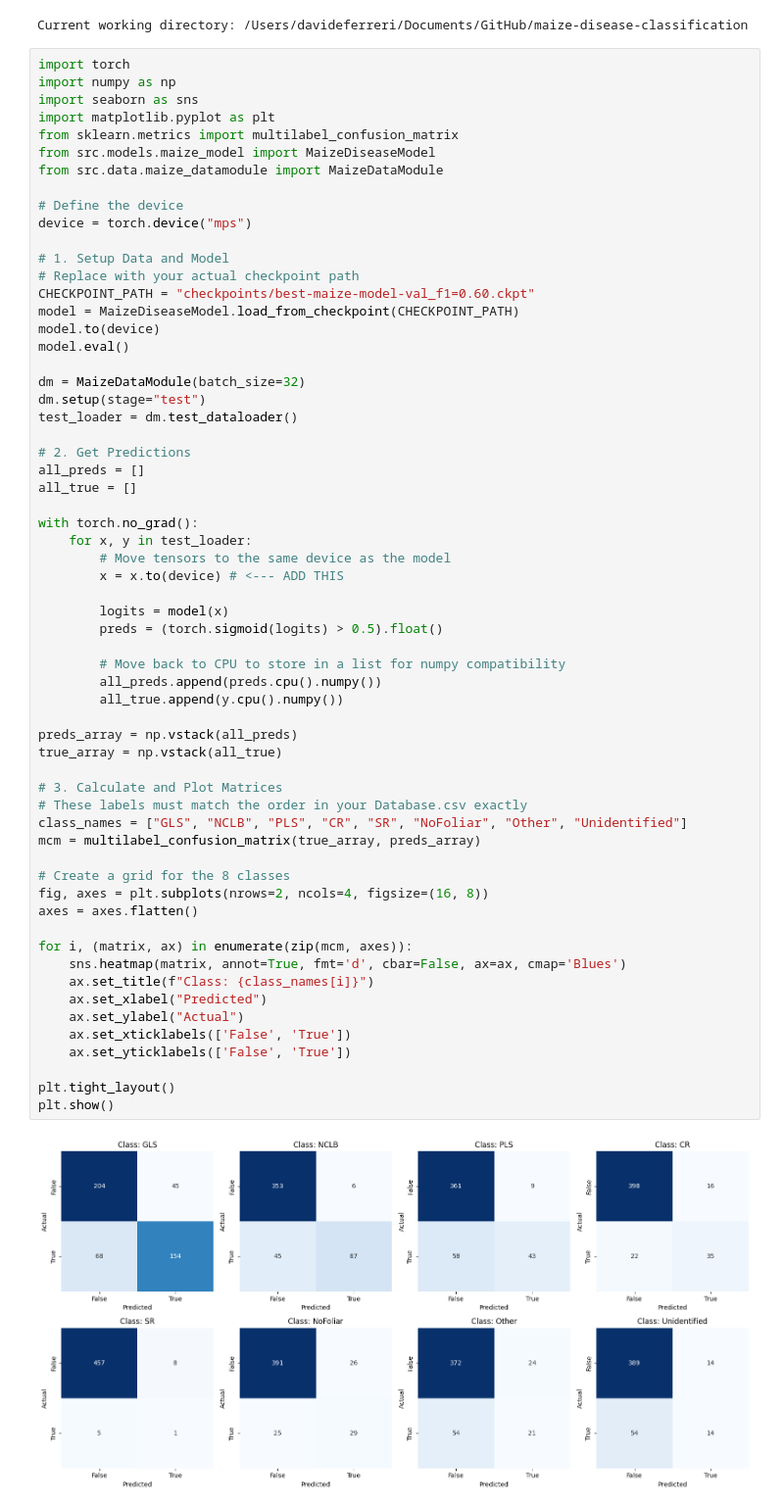
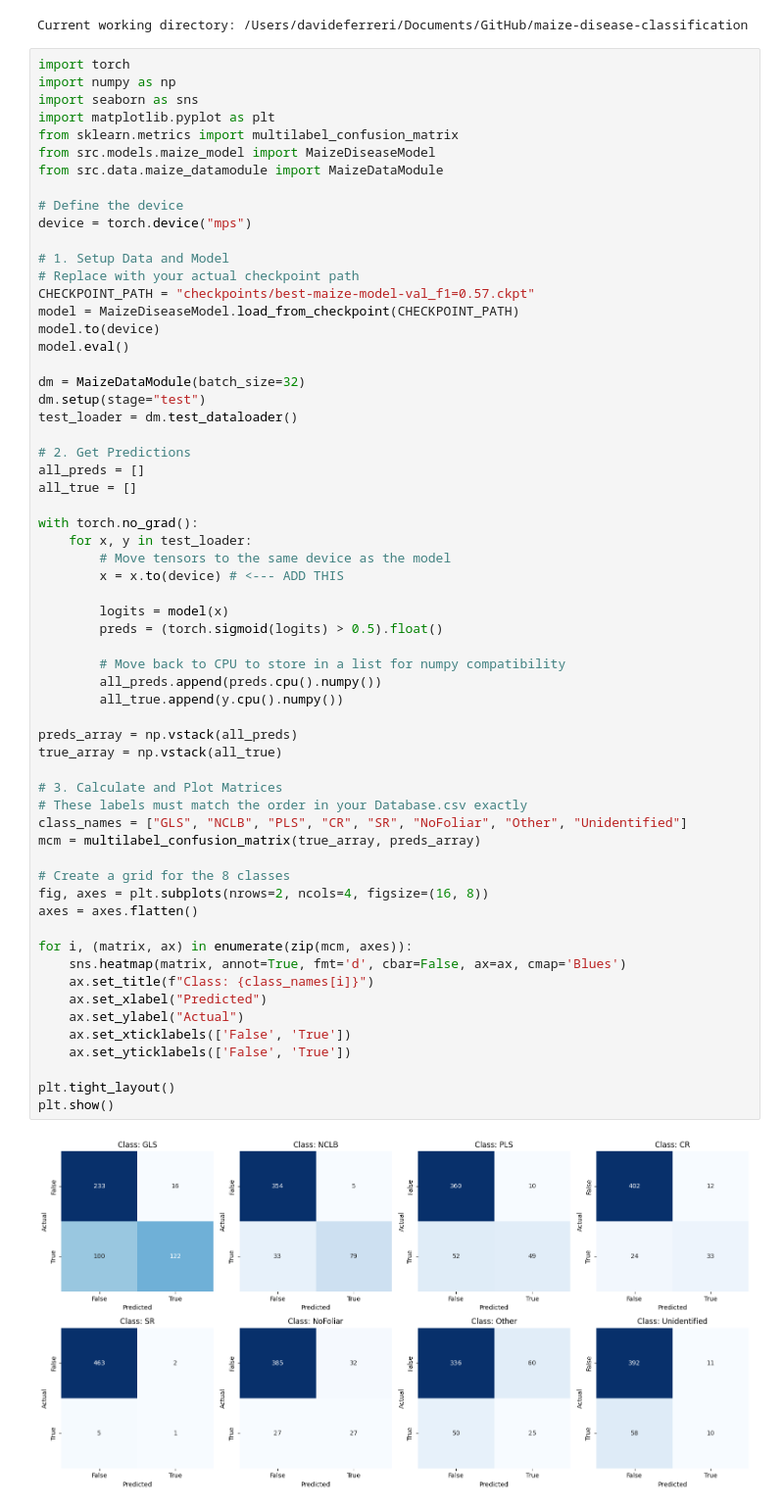
Before and after one commit to DavideF99/maize-disease-classification, a Jupyter notebook: notebooks/evaluate_model.ipynb, the cells around one changed output. Shown at 98% size. Cells and saved outputs as stored; diff of their text form.

```diff
--- a/notebooks/evaluate_model.ipynb
+++ b/notebooks/evaluate_model.ipynb
@@ -20,7 +20,7 @@ device = torch.device("mps")
 
 # 1. Setup Data and Model
 # Replace with your actual checkpoint path
-CHECKPOINT_PATH = "checkpoints/best-maize-model-val_f1=0.60.ckpt"
+CHECKPOINT_PATH = "checkpoints/best-maize-model-val_f1=0.57.ckpt"
 model = MaizeDiseaseModel.load_from_checkpoint(CHECKPOINT_PATH)
 model.to(device)
 model.eval()
@@ -41,32 +41,32 @@ with torch.no_grad():
         logits = model(x)
         preds = (torch.sigmoid(logits) > 0.5).float()
 
         # Move back to CPU to store in a list for numpy compatibility
         all_preds.append(preds.cpu().numpy())
         all_true.append(y.cpu().numpy())
 
 preds_array = np.vstack(all_preds)
 true_array = np.vstack(all_true)
 
 # 3. Calculate and Plot Matrices
 # These labels must match the order in your Database.csv exactly
 class_names = ["GLS", "NCLB", "PLS", "CR", "SR", "NoFoliar", "Other", "Unidentified"]
 mcm = multilabel_confusion_matrix(true_array, preds_array)
 
 # Create a grid for the 8 classes
 fig, axes = plt.subplots(nrows=2, ncols=4, figsize=(16, 8))
 axes = axes.flatten()
 
 for i, (matrix, ax) in enumerate(zip(mcm, axes)):
     sns.heatmap(matrix, annot=True, fmt='d', cbar=False, ax=ax, cmap='Blues')
     ax.set_title(f"Class: {class_names[i]}")
     ax.set_xlabel("Predicted")
     ax.set_ylabel("Actual")
     ax.set_xticklabels(['False', 'True'])
     ax.set_yticklabels(['False', 'True'])
 
 plt.tight_layout()
 plt.show()
 # %% [output]
-[figure, old version]
+[figure, new version]
 # %% [markdown]
```
Also changed, not shown: parts of 2 cells of this notebook, 4 other files.
